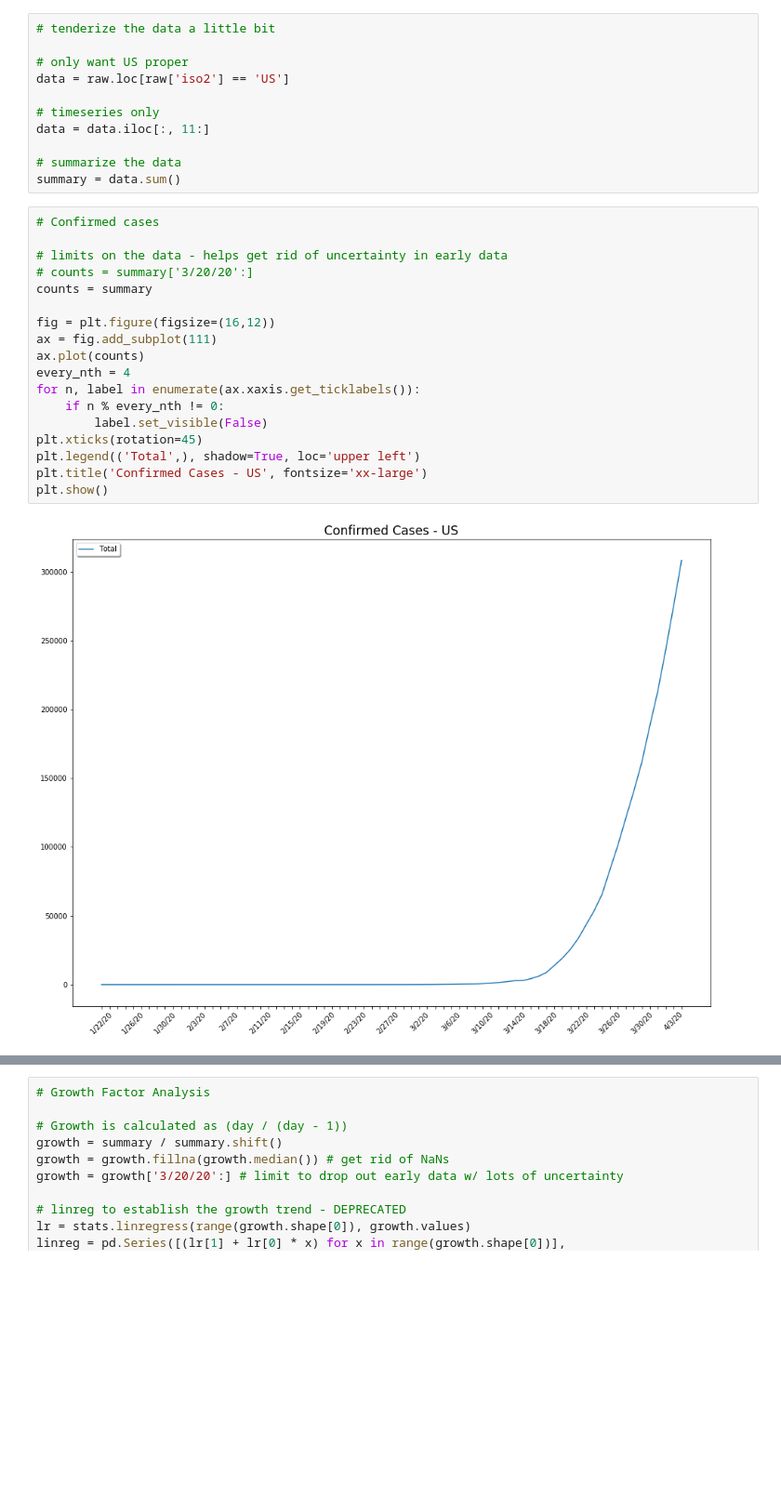
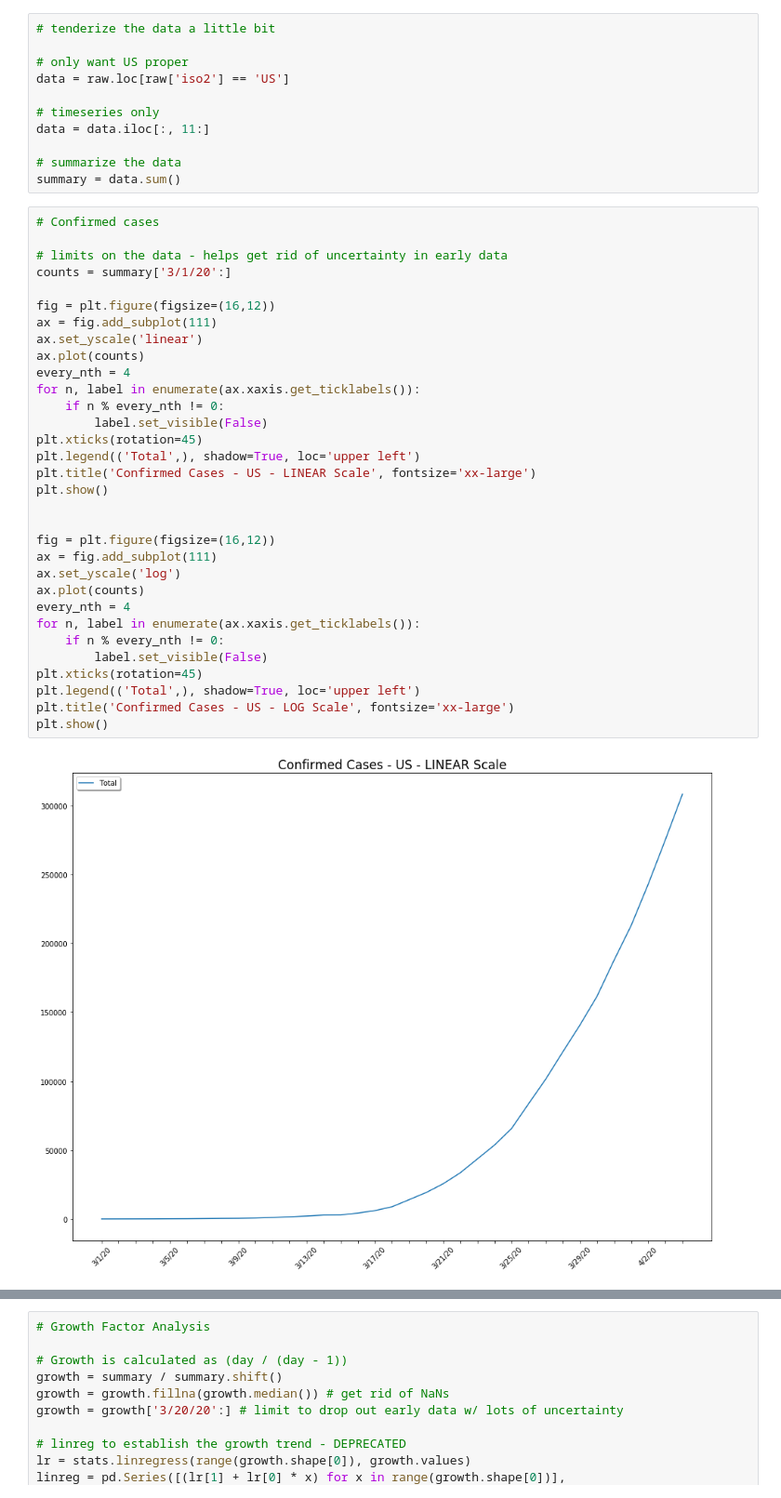
Before and after one commit to gschwim/COVID-19-Looking-Glass, a Jupyter notebook: COVID-19 Looking Glass.ipynb, the cells around one changed output, grey strips where cells are left out. Shown at 93% size. Cells and saved outputs as stored; diff of their text form; blank space fills up the shorter version.

Commit message:
added log scale for confirmed cases

```diff
--- a/COVID-19 Looking Glass.ipynb
+++ b/COVID-19 Looking Glass.ipynb
@@ -27,20 +27,34 @@ summary = data.sum()
 # %%
 # Confirmed cases
 
 # limits on the data - helps get rid of uncertainty in early data
-# counts = summary['3/20/20':]
-counts = summary
+counts = summary['3/1/20':]
 
 fig = plt.figure(figsize=(16,12))
 ax = fig.add_subplot(111)
+ax.set_yscale('linear')
 ax.plot(counts)
 every_nth = 4
 for n, label in enumerate(ax.xaxis.get_ticklabels()):
     if n % every_nth != 0:
         label.set_visible(False)
 plt.xticks(rotation=45)
 plt.legend(('Total',), shadow=True, loc='upper left')
-plt.title('Confirmed Cases - US', fontsize='xx-large')
+plt.title('Confirmed Cases - US - LINEAR Scale', fontsize='xx-large')
 plt.show()
+
+
+fig = plt.figure(figsize=(16,12))
+ax = fig.add_subplot(111)
+ax.set_yscale('log')
+ax.plot(counts)
+every_nth = 4
+for n, label in enumerate(ax.xaxis.get_ticklabels()):
+    if n % every_nth != 0:
+        label.set_visible(False)
+plt.xticks(rotation=45)
+plt.legend(('Total',), shadow=True, loc='upper left')
+plt.title('Confirmed Cases - US - LOG Scale', fontsize='xx-large')
+plt.show()
 # %% [output]
-[figure, old version]
+[figure, new version]
```
Also changed, not shown: parts of 1 cell of this notebook.
